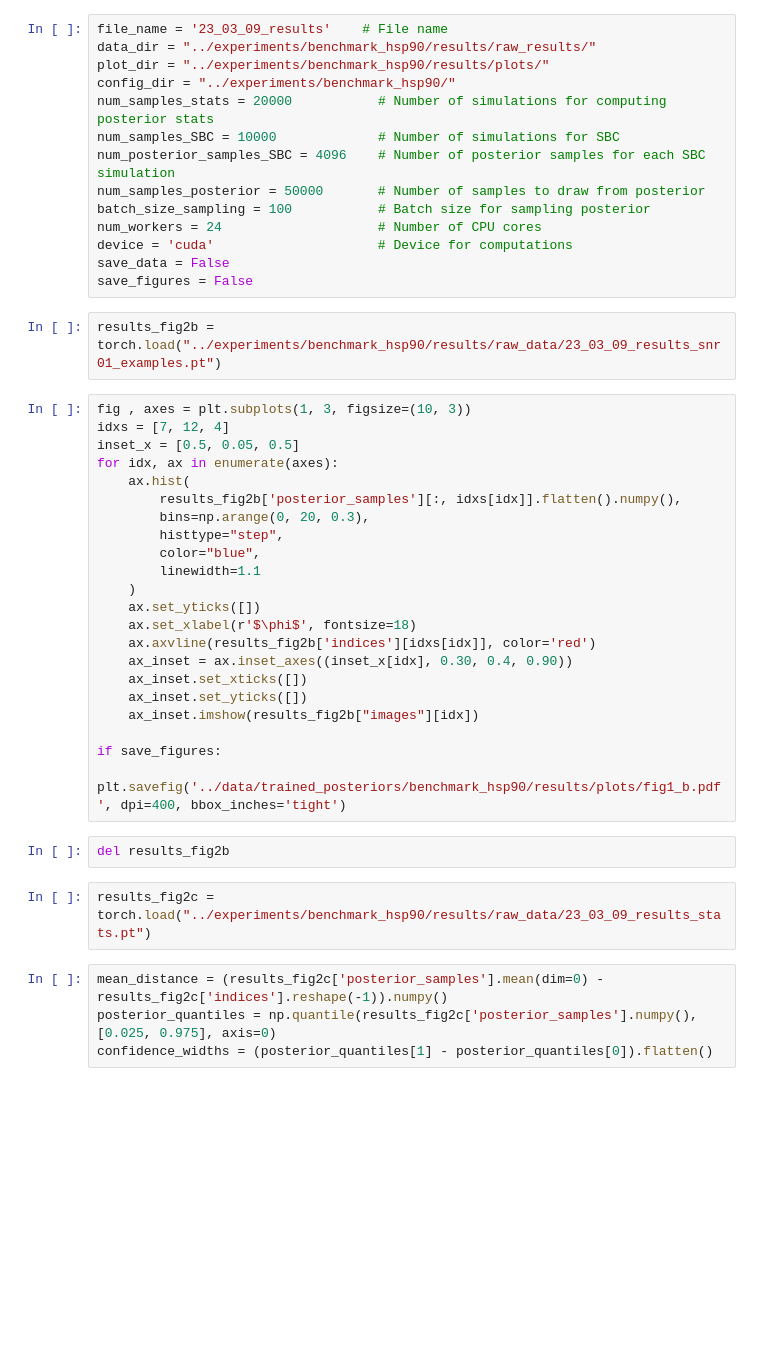
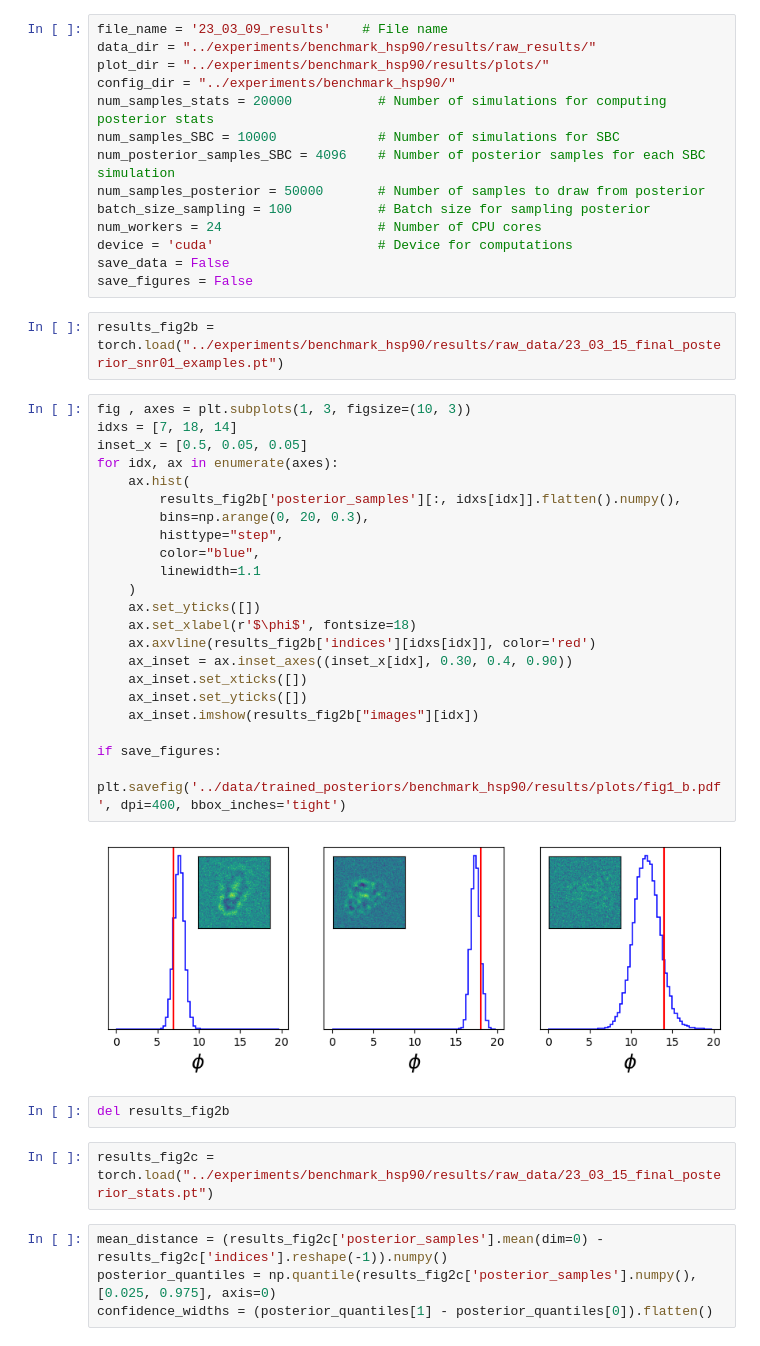
Before and after one commit to flatironinstitute/cryoSBI, a Jupyter notebook: notebooks/plots_hsp90.ipynb, the cells around one changed output. Drawn from its saved outputs; the diff is of its cells as text; blank space fills up the shorter version.

```diff
--- a/notebooks/plots_hsp90.ipynb
+++ b/notebooks/plots_hsp90.ipynb
@@ -33,33 +33,35 @@ device = 'cuda'                     # Device for computations
 save_data = False
 save_figures = False
 # %%
-results_fig2b = torch.load("../experiments/benchmark_hsp90/results/raw_data/23_03_09_results_snr01_examples.pt")
+results_fig2b = torch.load("../experiments/benchmark_hsp90/results/raw_data/23_03_15_final_posterior_snr01_examples.pt")
 # %%
 fig , axes = plt.subplots(1, 3, figsize=(10, 3))
-idxs = [7, 12, 4]
-inset_x = [0.5, 0.05, 0.5]
+idxs = [7, 18, 14]
+inset_x = [0.5, 0.05, 0.05]
 for idx, ax in enumerate(axes):
     ax.hist(
         results_fig2b['posterior_samples'][:, idxs[idx]].flatten().numpy(),
         bins=np.arange(0, 20, 0.3),
         histtype="step",
         color="blue",
         linewidth=1.1
     )
     ax.set_yticks([])
     ax.set_xlabel(r'$\phi$', fontsize=18)
     ax.axvline(results_fig2b['indices'][idxs[idx]], color='red')
     ax_inset = ax.inset_axes((inset_x[idx], 0.30, 0.4, 0.90))
     ax_inset.set_xticks([])
     ax_inset.set_yticks([])
     ax_inset.imshow(results_fig2b["images"][idx])
 
 if save_figures:
     plt.savefig('../data/trained_posteriors/benchmark_hsp90/results/plots/fig1_b.pdf', dpi=400, bbox_inches='tight')
+# %% [output]
+[figure, added]
 # %%
 del results_fig2b
 # %%
-results_fig2c = torch.load("../experiments/benchmark_hsp90/results/raw_data/23_03_09_results_stats.pt")
+results_fig2c = torch.load("../experiments/benchmark_hsp90/results/raw_data/23_03_15_final_posterior_stats.pt")
 # %%
 mean_distance = (results_fig2c['posterior_samples'].mean(dim=0) - results_fig2c['indices'].reshape(-1)).numpy()
 posterior_quantiles = np.quantile(results_fig2c['posterior_samples'].numpy(), [0.025, 0.975], axis=0)
```
Also changed, not shown: parts of 5 cells of this notebook, 31 other files.
